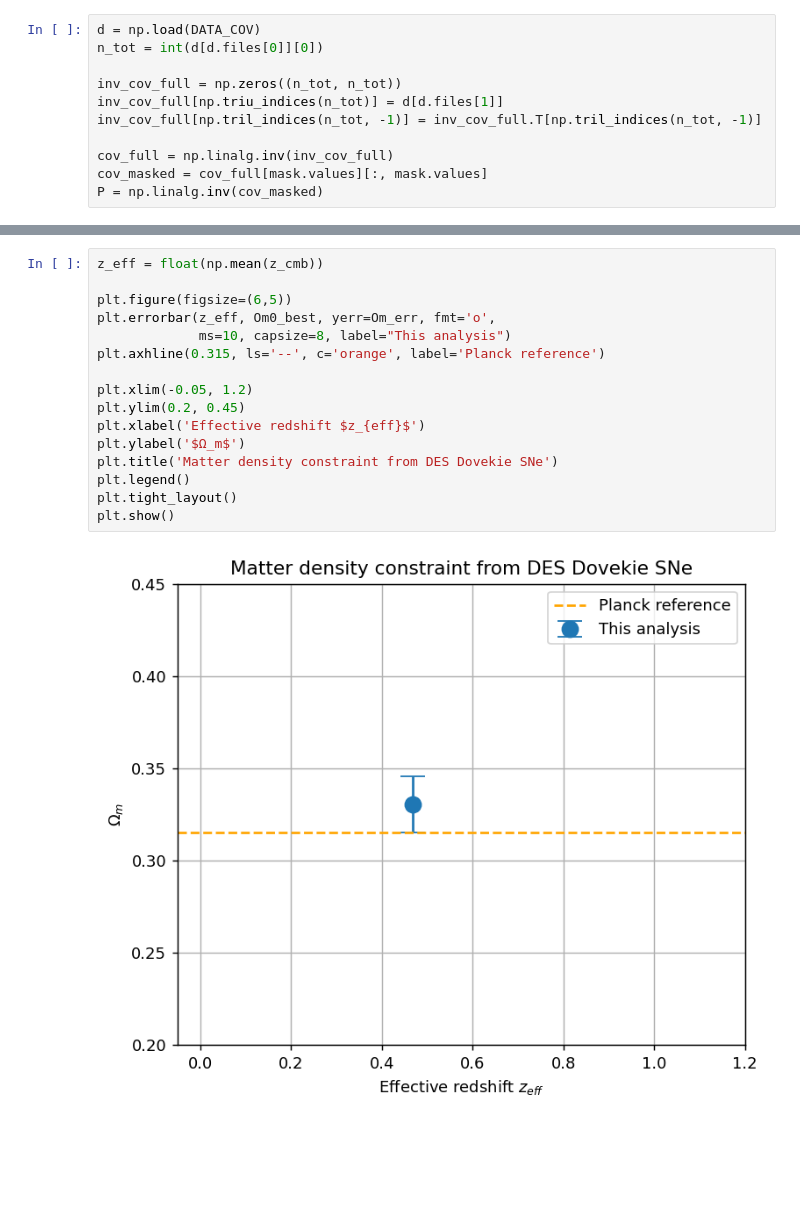
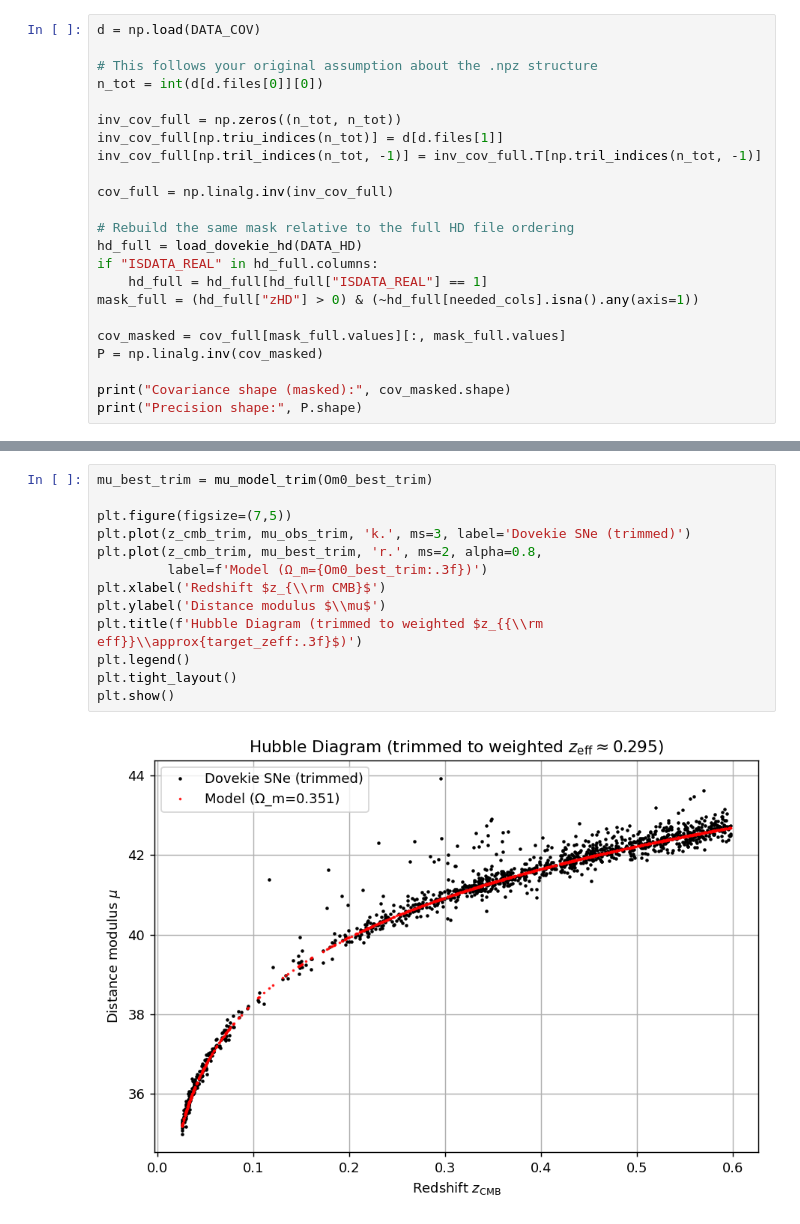
Before and after one commit to ShBrady/MSc-Thesis, a Jupyter notebook: CODE.ipynb, the cells around one changed output, grey strips where cells are left out. Cells and saved outputs as stored; diff of their text form; blank space fills up the shorter version.

Commit message:
Modifying analysis for weighted mean redshift

```diff
--- a/CODE.ipynb
+++ b/CODE.ipynb
@@ -30,5 +86,7 @@ Using 1820 supernovae.
 # %%
 d = np.load(DATA_COV)
+
+# This follows your original assumption about the .npz structure
 n_tot = int(d[d.files[0]][0])
 
 inv_cov_full = np.zeros((n_tot, n_tot))
@@ -36,5 +94,15 @@ inv_cov_full[np.triu_indices(n_tot)] = d[d.files[1]]
 inv_cov_full[np.tril_indices(n_tot, -1)] = inv_cov_full.T[np.tril_indices(n_tot, -1)]
 
 cov_full = np.linalg.inv(inv_cov_full)
-cov_masked = cov_full[mask.values][:, mask.values]
+
+# Rebuild the same mask relative to the full HD file ordering
+hd_full = load_dovekie_hd(DATA_HD)
+if "ISDATA_REAL" in hd_full.columns:
+    hd_full = hd_full[hd_full["ISDATA_REAL"] == 1]
+mask_full = (hd_full["zHD"] > 0) & (~hd_full[needed_cols].isna().any(axis=1))
+
+cov_masked = cov_full[mask_full.values][:, mask_full.values]
 P = np.linalg.inv(cov_masked)
+
+print("Covariance shape (masked):", cov_masked.shape)
+print("Precision shape:", P.shape)
@@ -106,19 +294,16 @@ print("============================================================\n")
 # %%
-z_eff = float(np.mean(z_cmb))
+mu_best_trim = mu_model_trim(Om0_best_trim)
 
-plt.figure(figsize=(6,5))
-plt.errorbar(z_eff, Om0_best, yerr=Om_err, fmt='o',
-             ms=10, capsize=8, label="This analysis")
-plt.axhline(0.315, ls='--', c='orange', label='Planck reference')
-
-plt.xlim(-0.05, 1.2)
-plt.ylim(0.2, 0.45)
-plt.xlabel('Effective redshift $z_{eff}$')
-plt.ylabel('$Ω_m$')
-plt.title('Matter density constraint from DES Dovekie SNe')
+plt.figure(figsize=(7,5))
+plt.plot(z_cmb_trim, mu_obs_trim, 'k.', ms=3, label='Dovekie SNe (trimmed)')
+plt.plot(z_cmb_trim, mu_best_trim, 'r.', ms=2, alpha=0.8,
+         label=f'Model (Ω_m={Om0_best_trim:.3f})')
+plt.xlabel('Redshift $z_{\\rm CMB}$')
+plt.ylabel('Distance modulus $\\mu$')
+plt.title(f'Hubble Diagram (trimmed to weighted $z_{{\\rm eff}}\\approx{target_zeff:.3f}$)')
 plt.legend()
 plt.tight_layout()
 plt.show()
 # %% [output]
-[figure, old version]
+[figure, new version]
 # %%
```
Also changed, not shown: parts of 14 cells of this notebook.
